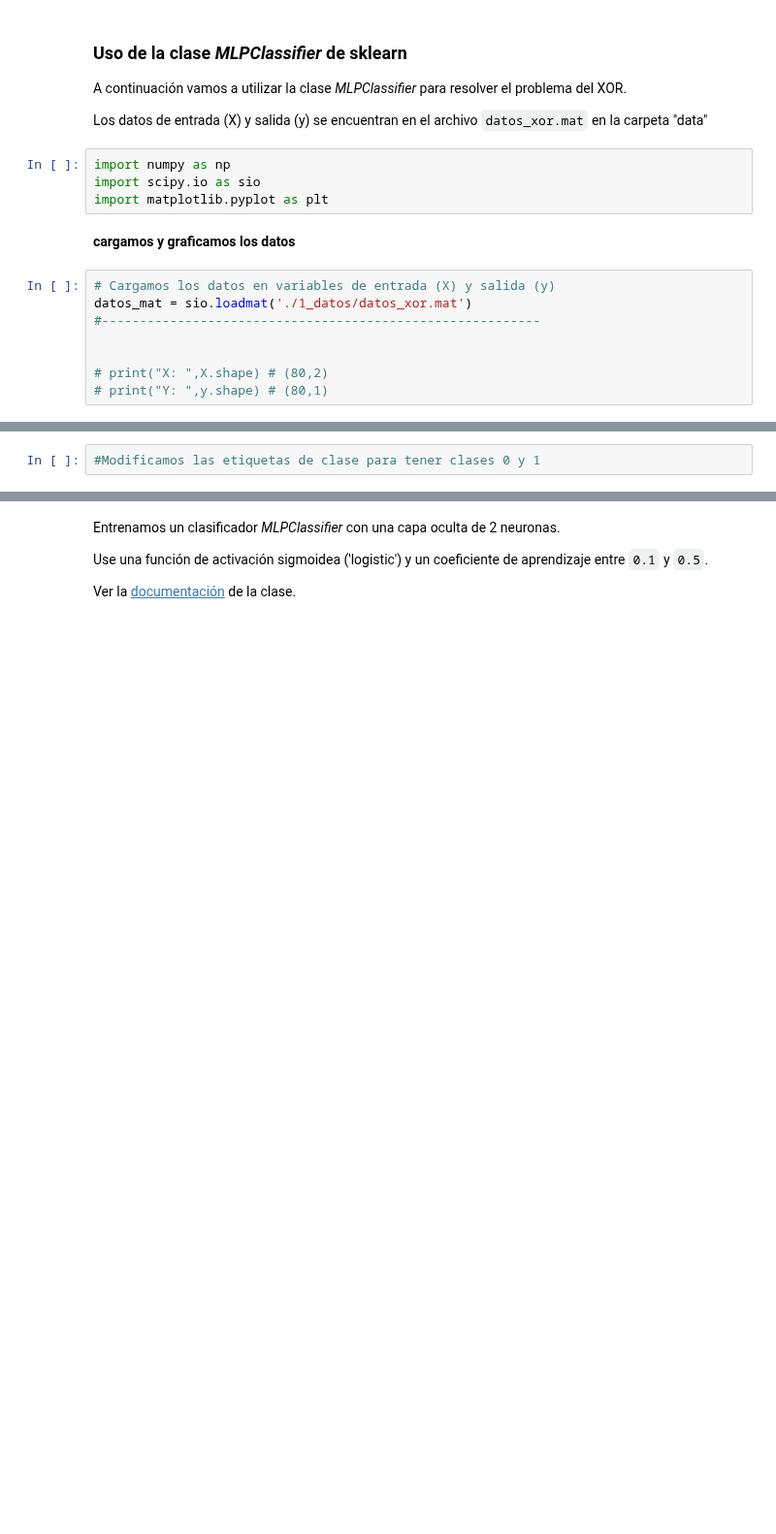
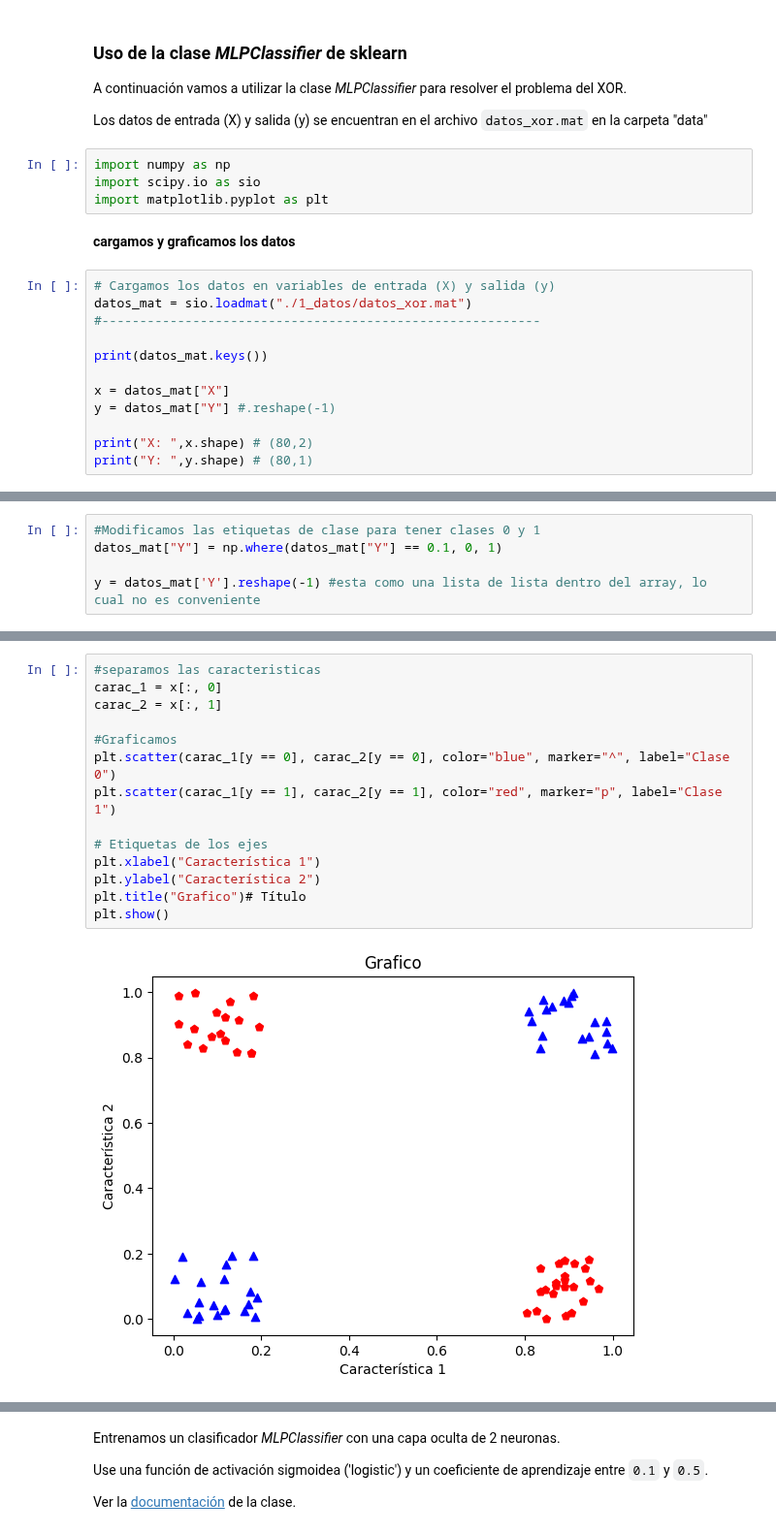
Before and after one commit to axelescalante0/Aprendizaje-Maquinal, a Jupyter notebook: main/PMC.ipynb, the cells around one changed output, grey strips where cells are left out. Shown at 97% size. Saved outputs shown, nothing was run; the diff lists cells and outputs as text; blank space fills up the shorter version.

```diff
--- a/main/PMC.ipynb
+++ b/main/PMC.ipynb
@@ -111,9 +101,13 @@ import matplotlib.pyplot as plt
 **cargamos y graficamos los datos**
 # %%
 # Cargamos los datos en variables de entrada (X) y salida (y)
-datos_mat = sio.loadmat('./1_datos/datos_xor.mat')
+datos_mat = sio.loadmat("./1_datos/datos_xor.mat")
 #----------------------------------------------------------
 
+print(datos_mat.keys())
 
-# print("X: ",X.shape) # (80,2)
-# print("Y: ",y.shape) # (80,1)
+x = datos_mat["X"]
+y = datos_mat["Y"] #.reshape(-1)
+
+print("X: ",x.shape) # (80,2)
+print("Y: ",y.shape) # (80,1)
@@ -120,3 +118,6 @@ datos_mat = sio.loadmat('./1_datos/datos_xor.mat')
 # %%
 #Modificamos las etiquetas de clase para tener clases 0 y 1
+datos_mat["Y"] = np.where(datos_mat["Y"] == 0.1, 0, 1)
+
+y = datos_mat['Y'].reshape(-1) #esta como una lista de lista dentro del array, lo cual no es conveniente
 # %%
@@ -123,0 +147,16 @@ datos_mat = sio.loadmat('./1_datos/datos_xor.mat')
+# %%
+#separamos las caracteristicas
+carac_1 = x[:, 0]
+carac_2 = x[:, 1]
+
+#Graficamos
+plt.scatter(carac_1[y == 0], carac_2[y == 0], color="blue", marker="^", label="Clase 0")
+plt.scatter(carac_1[y == 1], carac_2[y == 1], color="red", marker="p", label="Clase 1")
+
+# Etiquetas de los ejes
+plt.xlabel("Característica 1")
+plt.ylabel("Característica 2")
+plt.title("Grafico")# Título
+plt.show()
+# %% [output]
+[figure, added]
```
Also changed, not shown: parts of 7 cells of this notebook.
